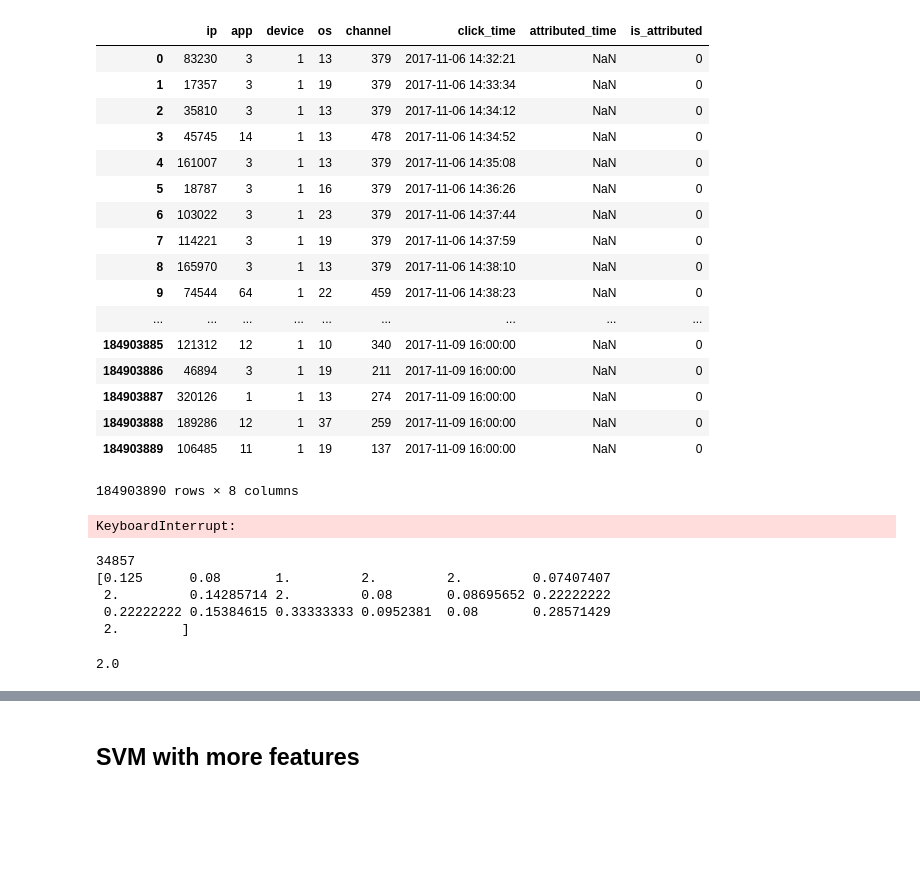
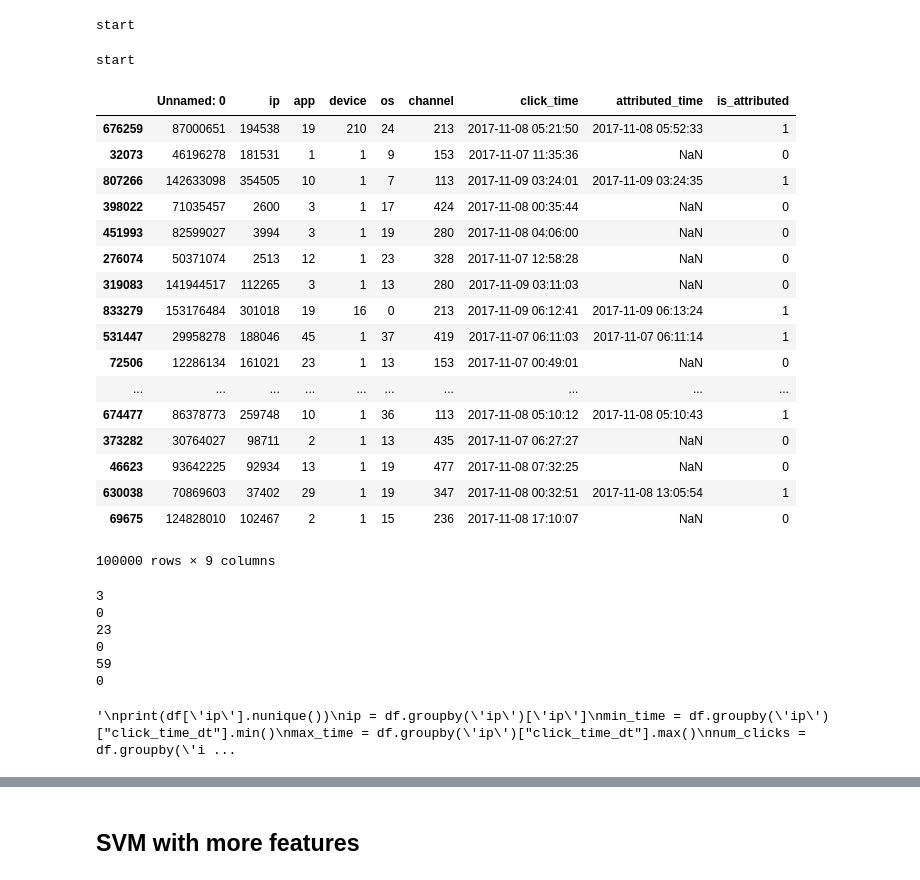
Before and after one commit to skapare/CS6700kagglechallenge, a Jupyter notebook: SVM.ipynb, the cells around one changed output, grey strips where cells are left out. Drawn from its saved outputs; the diff is of its cells as text; code cells hidden in the pictures; blank space fills up the shorter version.

```diff
--- a/SVM.ipynb
+++ b/SVM.ipynb
@@ -1,35 +1,41 @@
 # %%
+print("start")
 import pandas as pd
 import numpy as np
-import matplotlib.pyplot as plt
 from datetime import datetime
 import dateutil
 from sklearn import svm
 from sklearn import preprocessing
 import timeit
+# %% [output]
+start
 # %%
+print("start")
 # get data in basic table form
-df = pd.read_csv("./train_sample.csv")
+df = pd.read_csv("./train_downsampled.csv")
+df = df.sample(frac=1)
+df = df.head(100000)
 df
 # %% [output]
+start
-|  | ip | app | device | os | channel | click_time | attributed_time | is_attributed |
-| 0 | 83230 | 3 | 1 | 13 | 379 | 2017-11-06 14:32:21 | NaN | 0 |
-| 1 | 17357 | 3 | 1 | 19 | 379 | 2017-11-06 14:33:34 | NaN | 0 |
-| 2 | 35810 | 3 | 1 | 13 | 379 | 2017-11-06 14:34:12 | NaN | 0 |
-| 3 | 45745 | 14 | 1 | 13 | 478 | 2017-11-06 14:34:52 | NaN | 0 |
-| 4 | 161007 | 3 | 1 | 13 | 379 | 2017-11-06 14:35:08 | NaN | 0 |
-| 5 | 18787 | 3 | 1 | 16 | 379 | 2017-11-06 14:36:26 | NaN | 0 |
-| 6 | 103022 | 3 | 1 | 23 | 379 | 2017-11-06 14:37:44 | NaN | 0 |
-| 7 | 114221 | 3 | 1 | 19 | 379 | 2017-11-06 14:37:59 | NaN | 0 |
-| 8 | 165970 | 3 | 1 | 13 | 379 | 2017-11-06 14:38:10 | NaN | 0 |
-| 9 | 74544 | 64 | 1 | 22 | 459 | 2017-11-06 14:38:23 | NaN | 0 |
-| ... | ... | ... | ... | ... | ... | ... | ... | ... |
-| 184903885 | 121312 | 12 | 1 | 10 | 340 | 2017-11-09 16:00:00 | NaN | 0 |
-| 184903886 | 46894 | 3 | 1 | 19 | 211 | 2017-11-09 16:00:00 | NaN | 0 |
-| 184903887 | 320126 | 1 | 1 | 13 | 274 | 2017-11-09 16:00:00 | NaN | 0 |
-| 184903888 | 189286 | 12 | 1 | 37 | 259 | 2017-11-09 16:00:00 | NaN | 0 |
-| 184903889 | 106485 | 11 | 1 | 19 | 137 | 2017-11-09 16:00:00 | NaN | 0 |
+|  | Unnamed: 0 | ip | app | device | os | channel | click_time | attributed_time | is_attributed |
+| 676259 | 87000651 | 194538 | 19 | 210 | 24 | 213 | 2017-11-08 05:21:50 | 2017-11-08 05:52:33 | 1 |
+| 32073 | 46196278 | 181531 | 1 | 1 | 9 | 153 | 2017-11-07 11:35:36 | NaN | 0 |
+| 807266 | 142633098 | 354505 | 10 | 1 | 7 | 113 | 2017-11-09 03:24:01 | 2017-11-09 03:24:35 | 1 |
+| 398022 | 71035457 | 2600 | 3 | 1 | 17 | 424 | 2017-11-08 00:35:44 | NaN | 0 |
+| 451993 | 82599027 | 3994 | 3 | 1 | 19 | 280 | 2017-11-08 04:06:00 | NaN | 0 |
+| 276074 | 50371074 | 2513 | 12 | 1 | 23 | 328 | 2017-11-07 12:58:28 | NaN | 0 |
+| 319083 | 141944517 | 112265 | 3 | 1 | 13 | 280 | 2017-11-09 03:11:03 | NaN | 0 |
+| 833279 | 153176484 | 301018 | 19 | 16 | 0 | 213 | 2017-11-09 06:12:41 | 2017-11-09 06:13:24 | 1 |
+| 531447 | 29958278 | 188046 | 45 | 1 | 37 | 419 | 2017-11-07 06:11:03 | 2017-11-07 06:11:14 | 1 |
+| 72506 | 12286134 | 161021 | 23 | 1 | 13 | 153 | 2017-11-07 00:49:01 | NaN | 0 |
+| ... | ... | ... | ... | ... | ... | ... | ... | ... | ... |
+| 674477 | 86378773 | 259748 | 10 | 1 | 36 | 113 | 2017-11-08 05:10:12 | 2017-11-08 05:10:43 | 1 |
+| 373282 | 30764027 | 98711 | 2 | 1 | 13 | 435 | 2017-11-07 06:27:27 | NaN | 0 |
+| 46623 | 93642225 | 92934 | 13 | 1 | 19 | 477 | 2017-11-08 07:32:25 | NaN | 0 |
+| 630038 | 70869603 | 37402 | 29 | 1 | 19 | 347 | 2017-11-08 00:32:51 | 2017-11-08 13:05:54 | 1 |
+| 69675 | 124828010 | 102467 | 2 | 1 | 15 | 236 | 2017-11-08 17:10:07 | NaN | 0 |
-184903890 rows × 8 columns
+100000 rows × 9 columns
 # %%
 df['time_to_attribution'] = df.apply(lambda row: datetime.strptime(row['attributed_time'], '%Y-%m-%d %H:%M:%S') - datetime.strptime(row['click_time'], '%Y-%m-%d %H:%M:%S') if isinstance(row['attributed_time'], str) else '', axis=1)
 
@@ -44,7 +50,12 @@ print(df['hour_of_day'].min())
 print(df['minute_of_hour'].max())
 print(df['minute_of_hour'].min())
 # %% [output]
-KeyboardInterrupt:
+3
+0
+23
+0
+59
+0
 # %%
 df['click_time_dt'] = df.apply(lambda row: (dateutil.parser.parse(row['click_time'], dayfirst=True) - datetime.utcfromtimestamp(0)).total_seconds() , axis=1)
 
@@ -53,6 +64,7 @@ df['click_time_dt'] = df.apply(lambda row: (dateutil.parser.parse(row['click_tim
 #ls = [df['click_time_dt'][0], df['click_time_dt'][1]]
 #print(min(ls))
 #print(df.isnull().sum())
+"""
 print(df['ip'].nunique())
 ip = df.groupby('ip')['ip']
 min_time = df.groupby('ip')["click_time_dt"].min()
@@ -72,7 +84,7 @@ stdev = np.std(arr)
 outliers = arr[(arr - np.mean(arr)) > 2 * np.std(arr)]
 print(outliers)
 np.max(arr)
-
+"""
 #gfreq = freq.apply(math.isinf)
 #print(gfreq)
 #gfreq.mean()
@@ -92,12 +104,7 @@ np.max(arr)
 # create dataframe for is_attributed == 1
 #df_ia1 = df.loc[df['time_to_attribution'] != '']
 # %% [output]
-34857
-[0.125      0.08       1.         2.         2.         0.07407407
- 2.         0.14285714 2.         0.08       0.08695652 0.22222222
- 0.22222222 0.15384615 0.33333333 0.0952381  0.08       0.28571429
- 2.        ]
+'\nprint(df[\'ip\'].nunique())\nip = df.groupby(\'ip\')[\'ip\']\nmin_time = df.groupby(\'ip\')["click_time_dt"].min()\nmax_time = df.groupby(\'ip\')["click_time_dt"].max()\nnum_clicks = df.groupby(\'i ...
-2.0
 # %%
 #label is is_attributed
 #fv's are ip, app, device, os, channel, click_time_dt (as a long), hour of day, and day of week
```
Also changed, not shown: parts of 16 cells of this notebook, 1 other file.
